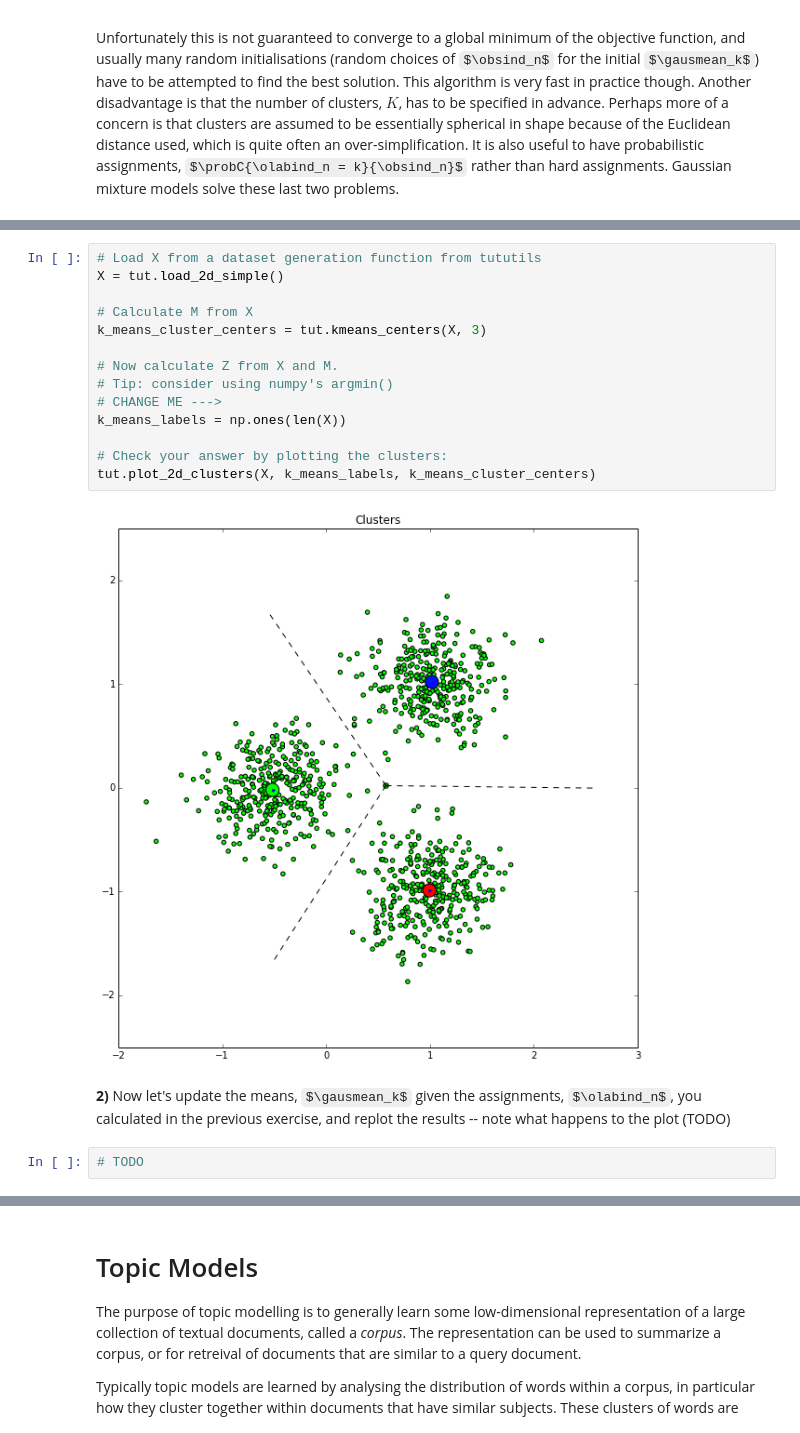
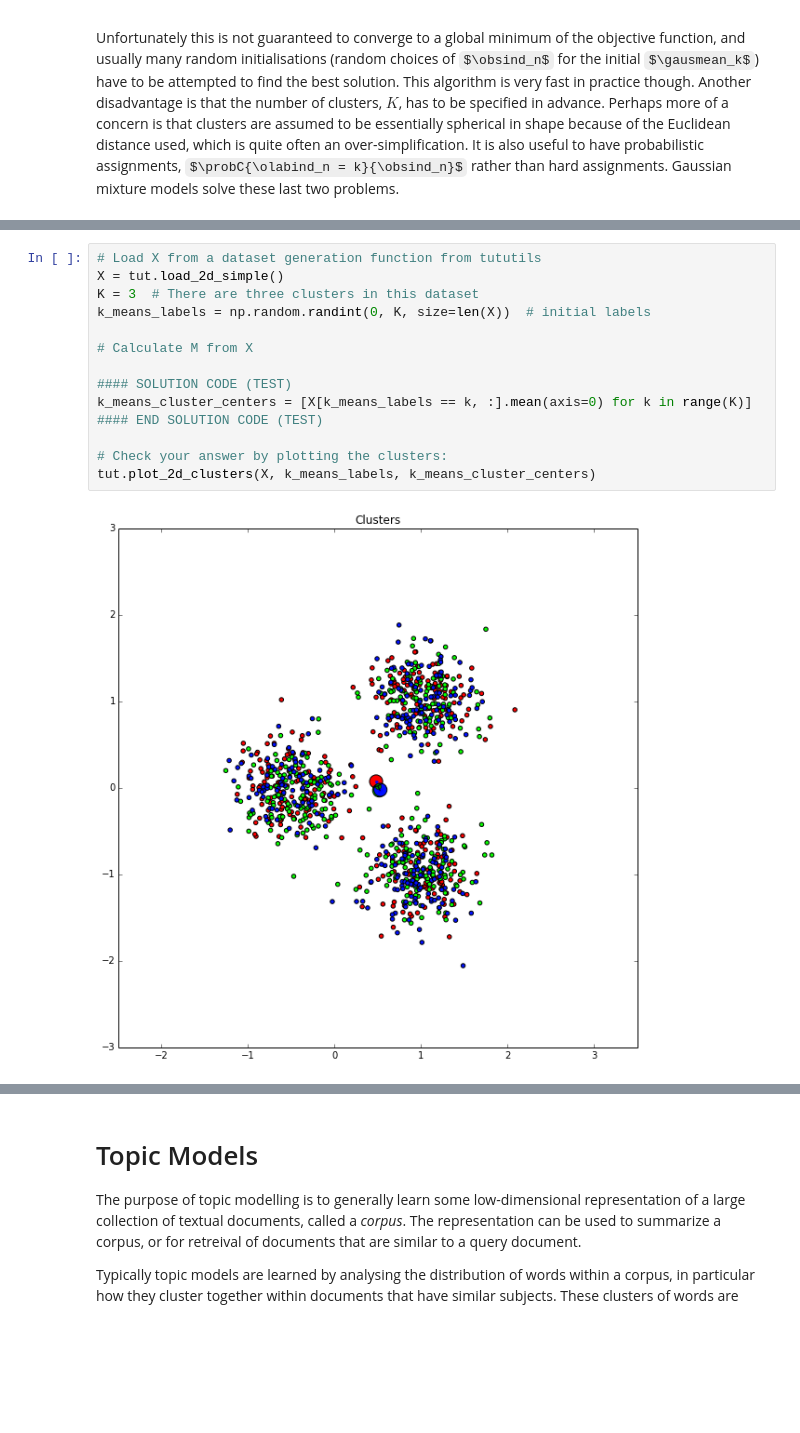
Before and after one commit to NICTA/MLSS, a Jupyter notebook: Clustering and Hierarchical Graphical Models.ipynb, the cells around one changed output, grey strips where cells are left out. Saved outputs shown, nothing was run; the diff lists cells and outputs as text; some formulas as TeX source; blank space fills up the shorter version.

```diff
--- a/Clustering and Hierarchical Graphical Models.ipynb
+++ b/Clustering and Hierarchical Graphical Models.ipynb
@@ -147,20 +144,16 @@ Populating the interactive namespace from numpy and matplotlib
 # %%
 # Load X from a dataset generation function from tututils
 X = tut.load_2d_simple()
+K = 3  # There are three clusters in this dataset
+k_means_labels = np.random.randint(0, K, size=len(X))  # initial labels
 
 # Calculate M from X
-k_means_cluster_centers = tut.kmeans_centers(X, 3)
 
-# Now calculate Z from X and M.
-# Tip: consider using numpy's argmin()
-# CHANGE ME --->
-k_means_labels = np.ones(len(X))
+#### SOLUTION CODE (TEST)
+k_means_cluster_centers = [X[k_means_labels == k, :].mean(axis=0) for k in range(K)]
+#### END SOLUTION CODE (TEST)
 
 # Check your answer by plotting the clusters:
 tut.plot_2d_clusters(X, k_means_labels, k_means_cluster_centers)
 # %% [output]
-[figure, old version]
+[figure, new version]
-# %% [markdown]
-**2)** Now let's update the means, $\gausmean_k$ given the assignments, $\olabind_n$, you calculated in the previous exercise, and replot the results -- note what happens to the plot (TODO)
-# %%
-# TODO
```
Also changed, not shown: parts of 21 cells of this notebook.
